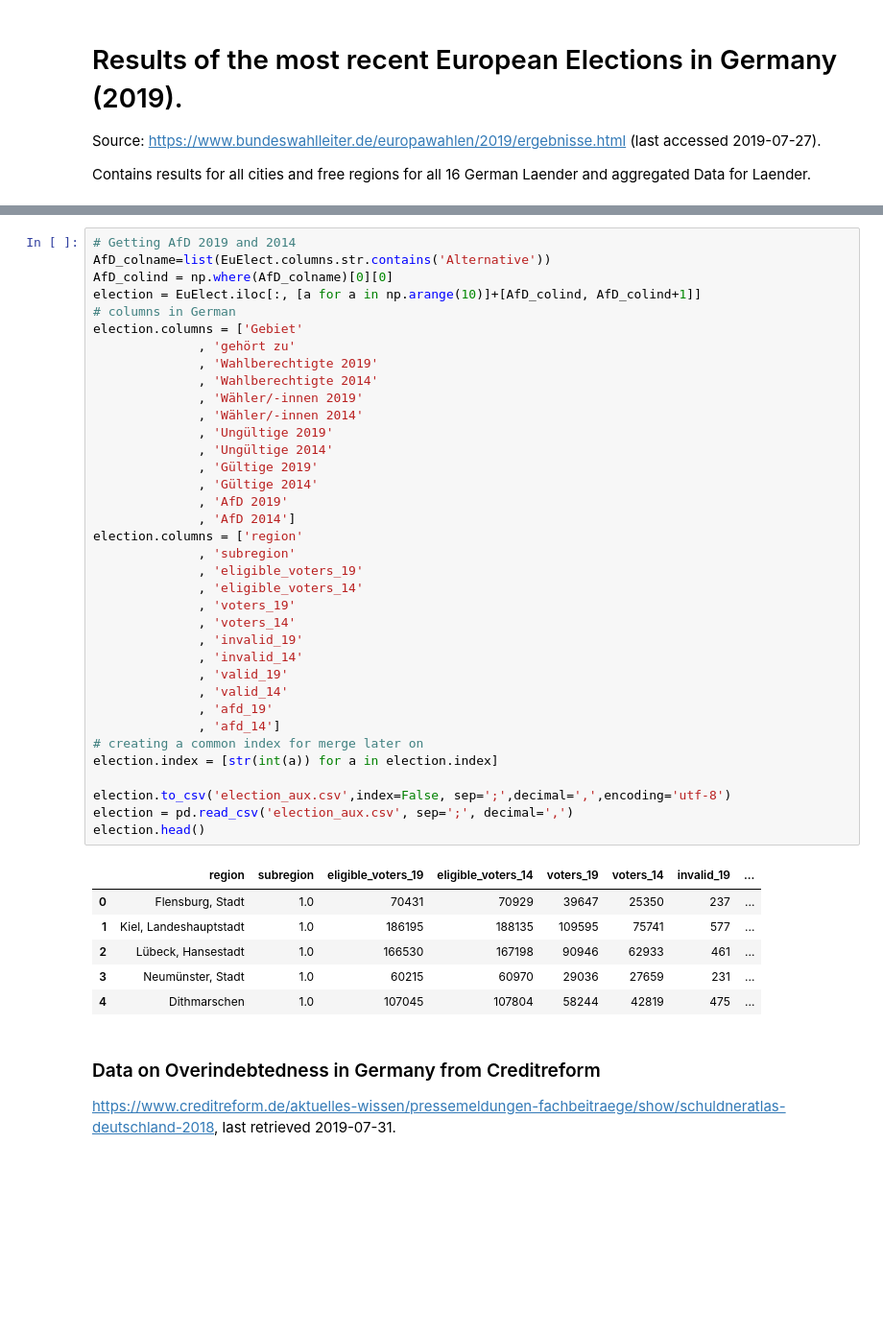
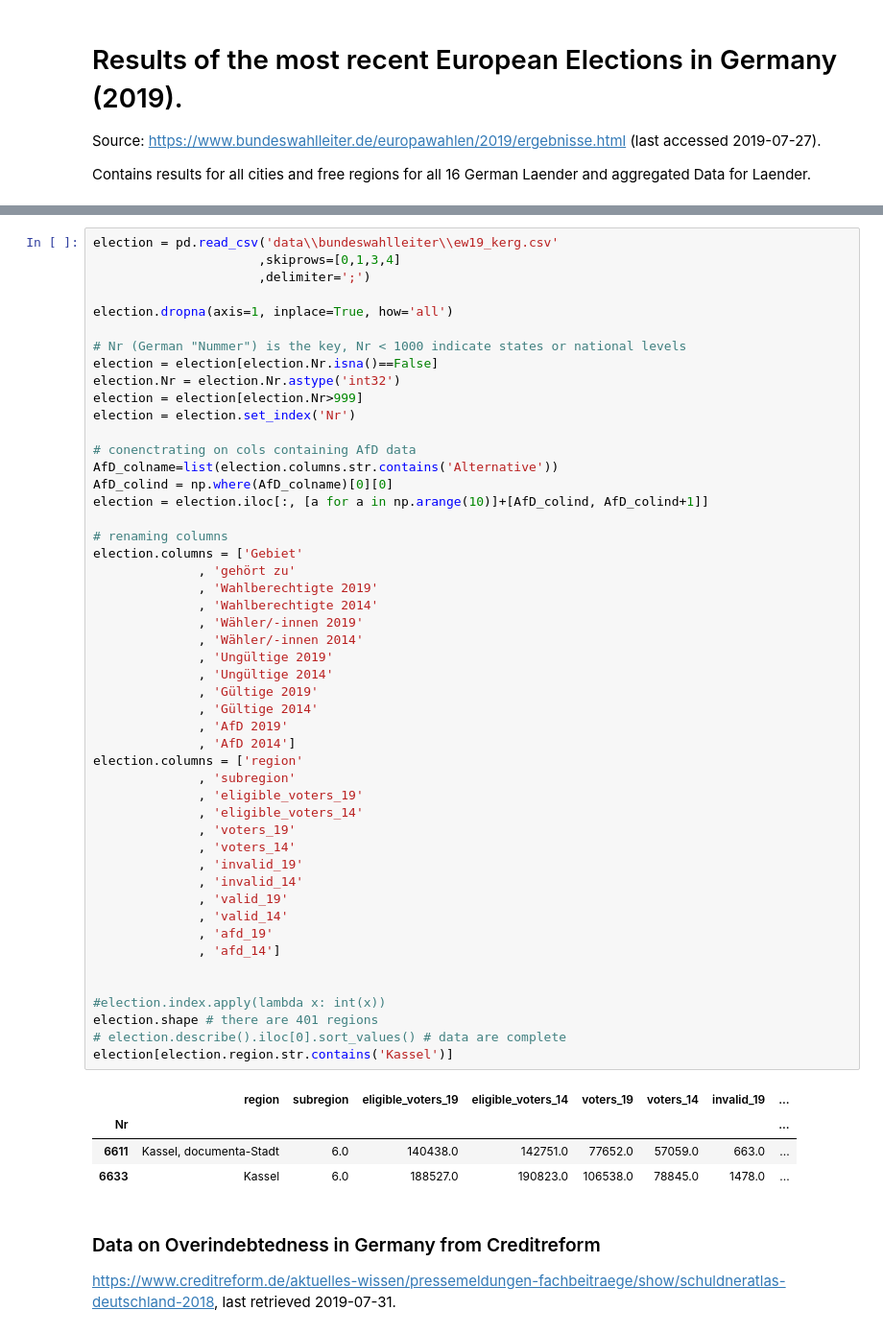
Before and after one commit to dullibri/Understanding_AfD_electoral_success, a Jupyter notebook: main_file.ipynb, the cells around one changed output, grey strips where cells are left out. Shown at 96% size. Saved outputs shown, nothing was run; the diff lists cells and outputs as text; blank space fills up the shorter version.

Commit message:
data cleaing and checking nearly completed

```diff
--- a/main_file.ipynb
+++ b/main_file.ipynb
@@ -28,46 +62,57 @@ EuElect.head()
 # %%
-# Getting AfD 2019 and 2014
-AfD_colname=list(EuElect.columns.str.contains('Alternative'))
+election = pd.read_csv('data\\bundeswahlleiter\\ew19_kerg.csv'
+                      ,skiprows=[0,1,3,4]
+                      ,delimiter=';')
+
+election.dropna(axis=1, inplace=True, how='all')
+
+# Nr (German "Nummer") is the key, Nr < 1000 indicate states or national levels
+election = election[election.Nr.isna()==False]
+election.Nr = election.Nr.astype('int32')
+election = election[election.Nr>999]
+election = election.set_index('Nr')
+
+# conenctrating on cols containing AfD data
+AfD_colname=list(election.columns.str.contains('Alternative'))
 AfD_colind = np.where(AfD_colname)[0][0]
-election = EuElect.iloc[:, [a for a in np.arange(10)]+[AfD_colind, AfD_colind+1]]
-# columns in German
+election = election.iloc[:, [a for a in np.arange(10)]+[AfD_colind, AfD_colind+1]]
+
+# renaming columns
 election.columns = ['Gebiet'
               , 'gehört zu'
               , 'Wahlberechtigte 2019'
               , 'Wahlberechtigte 2014'
               , 'Wähler/-innen 2019'
               , 'Wähler/-innen 2014'
               , 'Ungültige 2019'
               , 'Ungültige 2014'
               , 'Gültige 2019'
               , 'Gültige 2014'
               , 'AfD 2019'
               , 'AfD 2014']
 election.columns = ['region'
               , 'subregion'
               , 'eligible_voters_19'
               , 'eligible_voters_14'
               , 'voters_19'
               , 'voters_14'
               , 'invalid_19'
               , 'invalid_14'
               , 'valid_19'
               , 'valid_14'
               , 'afd_19'
               , 'afd_14']
-# creating a common index for merge later on
-election.index = [str(int(a)) for a in election.index]
 
-election.to_csv('election_aux.csv',index=False, sep=';',decimal=',',encoding='utf-8')
-election = pd.read_csv('election_aux.csv', sep=';', decimal=',')
-election.head()
+
+#election.index.apply(lambda x: int(x))
+election.shape # there are 401 regions
+# election.describe().iloc[0].sort_values() # data are complete
+election[election.region.str.contains('Kassel')]
 # %% [output]
 |  | region | subregion | eligible_voters_19 | eligible_voters_14 | voters_19 | voters_14 | invalid_19 | ... |
-| 0 | Flensburg, Stadt | 1.0 | 70431 | 70929 | 39647 | 25350 | 237 | ... |
-| 1 | Kiel, Landeshauptstadt | 1.0 | 186195 | 188135 | 109595 | 75741 | 577 | ... |
-| 2 | Lübeck, Hansestadt | 1.0 | 166530 | 167198 | 90946 | 62933 | 461 | ... |
-| 3 | Neumünster, Stadt | 1.0 | 60215 | 60970 | 29036 | 27659 | 231 | ... |
-| 4 | Dithmarschen | 1.0 | 107045 | 107804 | 58244 | 42819 | 475 | ... |
+| Nr |  |  |  |  |  |  |  | ... |
+| 6611 | Kassel, documenta-Stadt | 6.0 | 140438.0 | 142751.0 | 77652.0 | 57059.0 | 663.0 | ... |
+| 6633 | Kassel | 6.0 | 188527.0 | 190823.0 | 106538.0 | 78845.0 | 1478.0 | ... |
 # %% [markdown]
 ### Data on Overindebtedness in Germany from Creditreform
 https://www.creditreform.de/aktuelles-wissen/pressemeldungen-fachbeitraege/show/schuldneratlas-deutschland-2018, last retrieved 2019-07-31.
```
Also changed, not shown: parts of 34 cells of this notebook, 10 other files.
